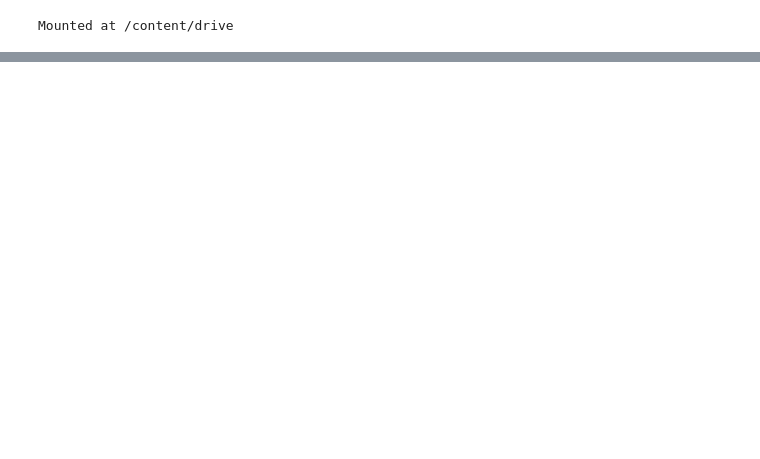
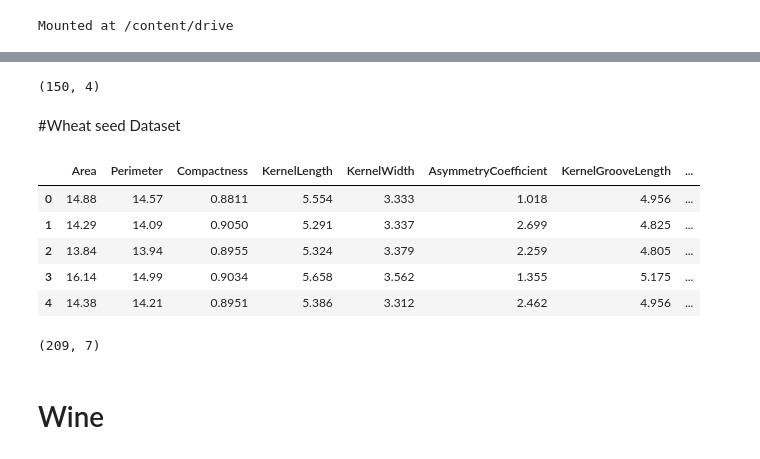
Before and after one commit to Vasu456/ClusterView-, a Jupyter notebook: Copy_of_Cluster_View.ipynb, the cells around one changed output, grey strips where cells are left out. Saved outputs shown, nothing was run; the diff lists cells and outputs as text; code cells hidden in the pictures; blank space fills up the shorter version.

```diff
--- a/Copy_of_Cluster_View.ipynb
+++ b/Copy_of_Cluster_View.ipynb
@@ -115,0 +148,19 @@ classes = [2,5,9,20,4,10,10,6,3,2,2,3,2,2,2,2,2,5]
+# %%
+data_.shape
+# %% [output]
+(150, 4)
+# %% [markdown]
+#Wheat seed Dataset
+# %%
+dataset = pd.read_csv('https://raw.githubusercontent.com/jbrownlee/Datasets/master/wheat-seeds.csv')
+# %%
+dataset.columns = ['Area', 'Perimeter', 'Compactness', 'KernelLength', 'KernelWidth', 'AsymmetryCoefficient', 'KernelGrooveLength', 'Variety']
+# %%
+dataset.head()
+# %% [output]
+|  | Area | Perimeter | Compactness | KernelLength | KernelWidth | AsymmetryCoefficient | KernelGrooveLength | ... |
+| 0 | 14.88 | 14.57 | 0.8811 | 5.554 | 3.333 | 1.018 | 4.956 | ... |
+| 1 | 14.29 | 14.09 | 0.9050 | 5.291 | 3.337 | 2.699 | 4.825 | ... |
+| 2 | 13.84 | 13.94 | 0.8955 | 5.324 | 3.379 | 2.259 | 4.805 | ... |
+| 3 | 16.14 | 14.99 | 0.9034 | 5.658 | 3.562 | 1.355 | 5.175 | ... |
+| 4 | 14.38 | 14.21 | 0.8951 | 5.386 | 3.312 | 2.462 | 4.956 | ... |
@@ -115,0 +169,6 @@ classes = [2,5,9,20,4,10,10,6,3,2,2,3,2,2,2,2,2,5]
+# %%
+data_.shape
+# %% [output]
+(209, 7)
+# %% [markdown]
+# Wine
```
Also changed, not shown: parts of 47 cells of this notebook.
